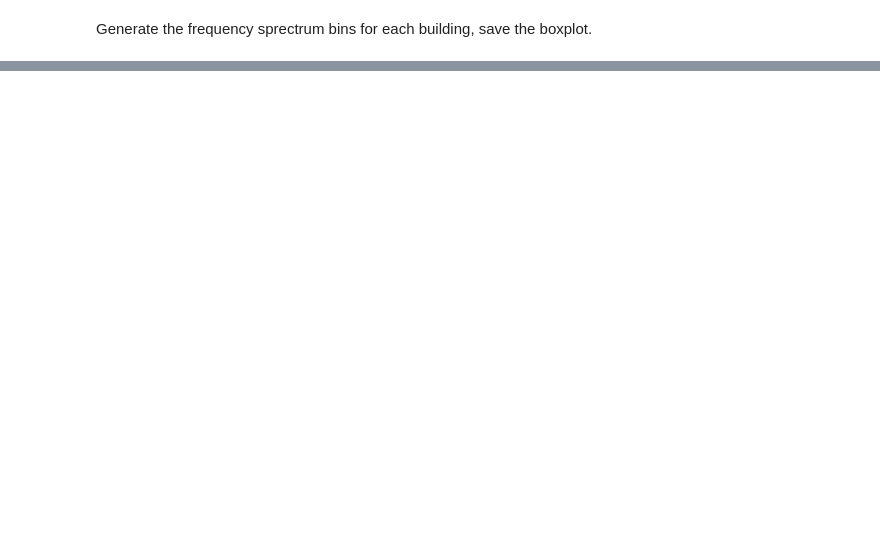
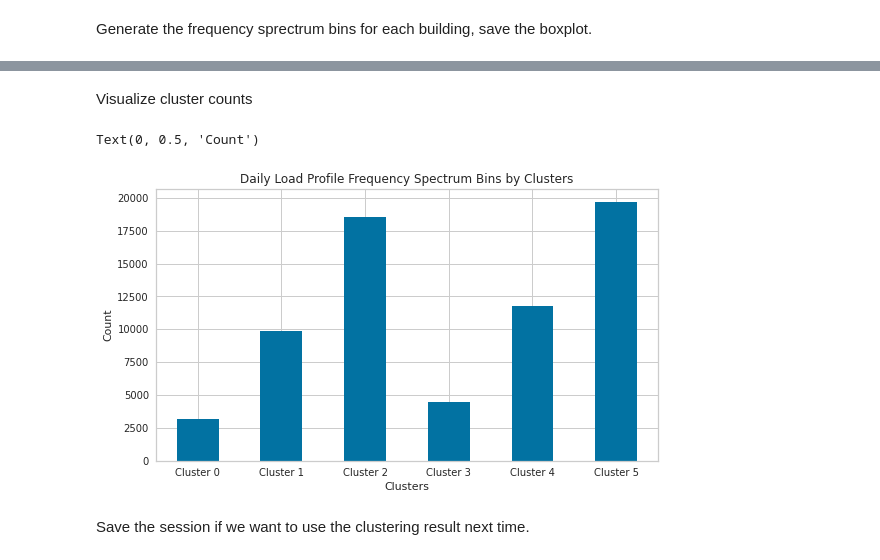
Before and after one commit to WalterZWang/EULP, a Jupyter notebook: frequency_domain/workflow_frequency_domain.ipynb, the cells around one changed output, grey strips where cells are left out. Drawn from its saved outputs; the diff is of its cells as text; code cells hidden in the pictures; blank space fills up the shorter version.

```diff
--- a/frequency_domain/workflow_frequency_domain.ipynb
+++ b/frequency_domain/workflow_frequency_domain.ipynb
@@ -177,0 +247,16 @@ for i, ts_csv in enumerate(v_typical_ts_CSVs):
+# %%
+v_sp_ids = df_all['sp_id']
+
+dict_cluster_count = {}
+for c in np.unique(kmeans_labels):
+    ls_c = []
+    arr_temp = np.take(np.array(v_sp_ids), np.where(kmeans_labels==c))[0]
+    for sp_id in np.unique(v_sp_ids):
+        ls_c.append(np.count_nonzero(arr_temp == sp_id))
+    dict_cluster_count[f"Cluster {c}"] = ls_c
+
+df_cluster_count = pd.DataFrame(dict_cluster_count)
+df_cluster_count.index = np.unique(v_sp_ids)
+
+# pd.set_option('display.max_rows', None, 'display.max_columns', None)
+df_cluster_count
@@ -177,0 +290,14 @@ for i, ts_csv in enumerate(v_typical_ts_CSVs):
+# %% [markdown]
+Visualize cluster counts
+# %%
+plt.figure(figsize=(9,5))
+# df_cluster_count.T.plot.bar(ax = plt.gca(), rot=0, legend=False)
+df_cluster_count.sum(axis=0).plot.bar(ax = plt.gca(), rot=0, legend=False)
+plt.title('Daily Load Profile Frequency Spectrum Bins by Clusters')
+plt.xlabel('Clusters')
+plt.ylabel('Count')
+# %% [output]
+Text(0, 0.5, 'Count')
+[figure, added]
+# %% [markdown]
+Save the session if we want to use the clustering result next time.
```
Also changed, not shown: parts of 17 cells of this notebook, 7 other files.
